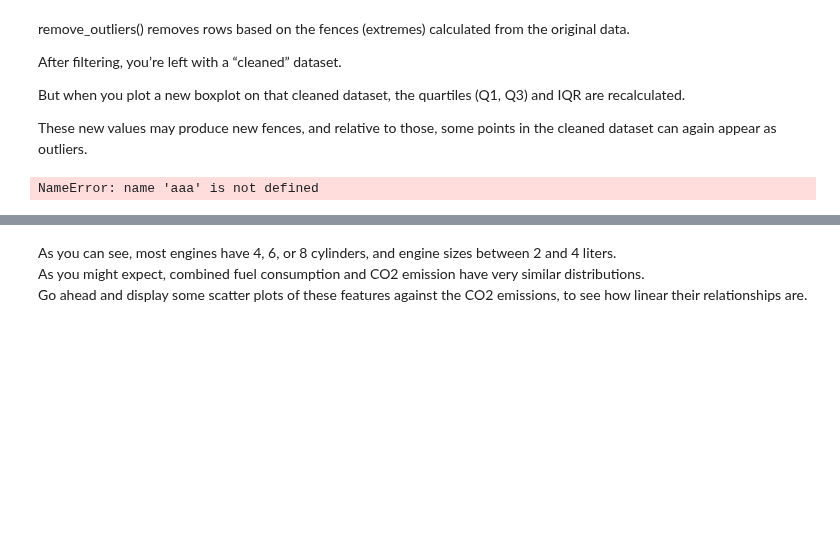
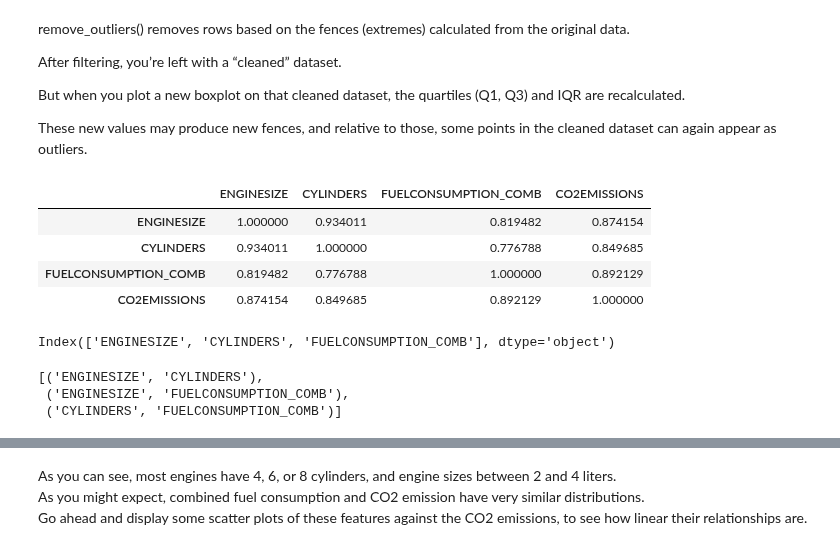
Before and after one commit to fateme-alk/learning, a Jupyter notebook: regression/Simple_Linear_Regression_v1.ipynb, the cells around one changed output, grey strips where cells are left out. Saved outputs shown, nothing was run; the diff lists cells and outputs as text; code cells hidden in the pictures; blank space fills up the shorter version.

```diff
--- a/regression/Simple_Linear_Regression_v1.ipynb
+++ b/regression/Simple_Linear_Regression_v1.ipynb
@@ -290,7 +295,11 @@ After filtering, you’re left with a “cleaned” dataset.
 But when you plot a new boxplot on that cleaned dataset, the quartiles (Q1, Q3) and IQR are recalculated.
 
 These new values may produce new fences, and relative to those, some points in the cleaned dataset can again appear as outliers.
-# %%
-aaa
-# %% [output]
-NameError: name 'aaa' is not defined
+# %%
+cdf.corr()
+# %% [output]
+|  | ENGINESIZE | CYLINDERS | FUELCONSUMPTION_COMB | CO2EMISSIONS |
+| ENGINESIZE | 1.000000 | 0.934011 | 0.819482 | 0.874154 |
+| CYLINDERS | 0.934011 | 1.000000 | 0.776788 | 0.849685 |
+| FUELCONSUMPTION_COMB | 0.819482 | 0.776788 | 1.000000 | 0.892129 |
+| CO2EMISSIONS | 0.874154 | 0.849685 | 0.892129 | 1.000000 |
@@ -296,0 +308,10 @@ NameError: name 'aaa' is not defined
+# %%
+predictors.columns
+# %% [output]
+Index(['ENGINESIZE', 'CYLINDERS', 'FUELCONSUMPTION_COMB'], dtype='object')
+# %%
+predictor_pairs
+# %% [output]
+[('ENGINESIZE', 'CYLINDERS'),
+ ('ENGINESIZE', 'FUELCONSUMPTION_COMB'),
+ ('CYLINDERS', 'FUELCONSUMPTION_COMB')]
```
Also changed, not shown: parts of 24 cells of this notebook.
